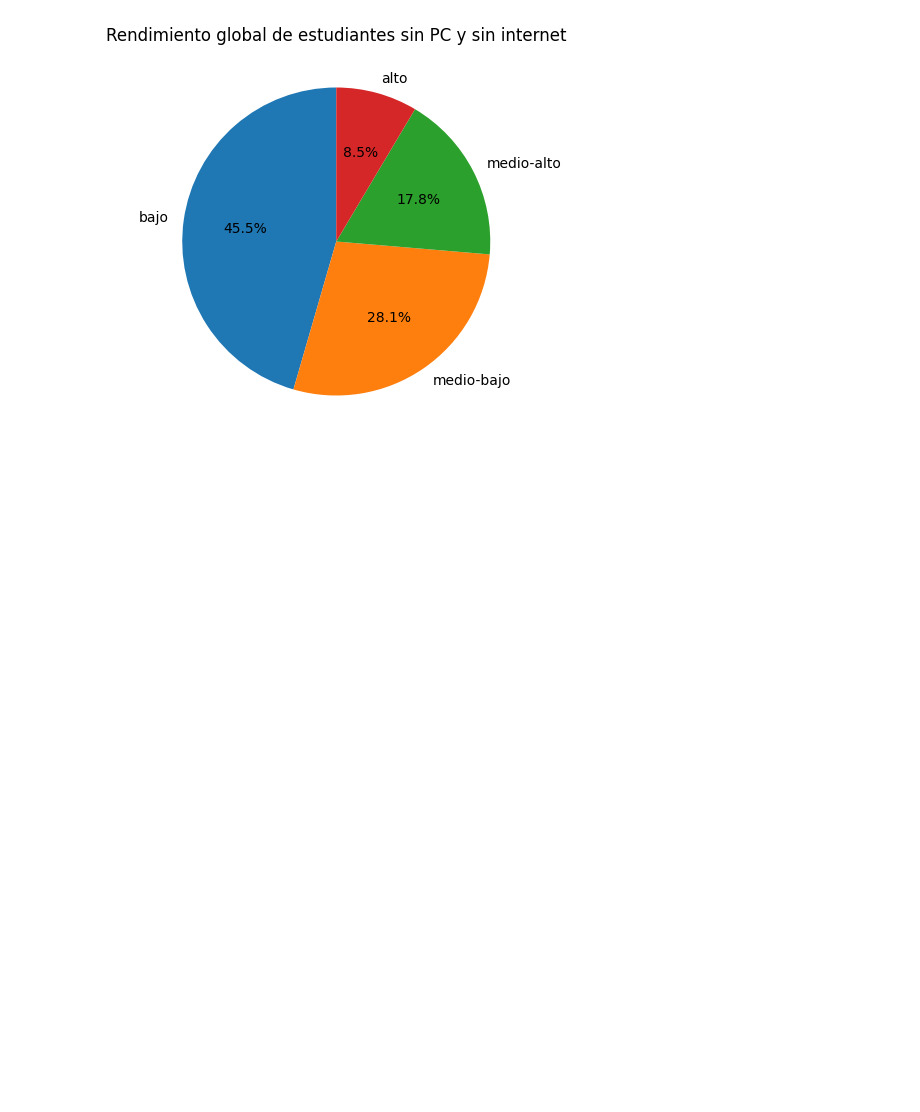
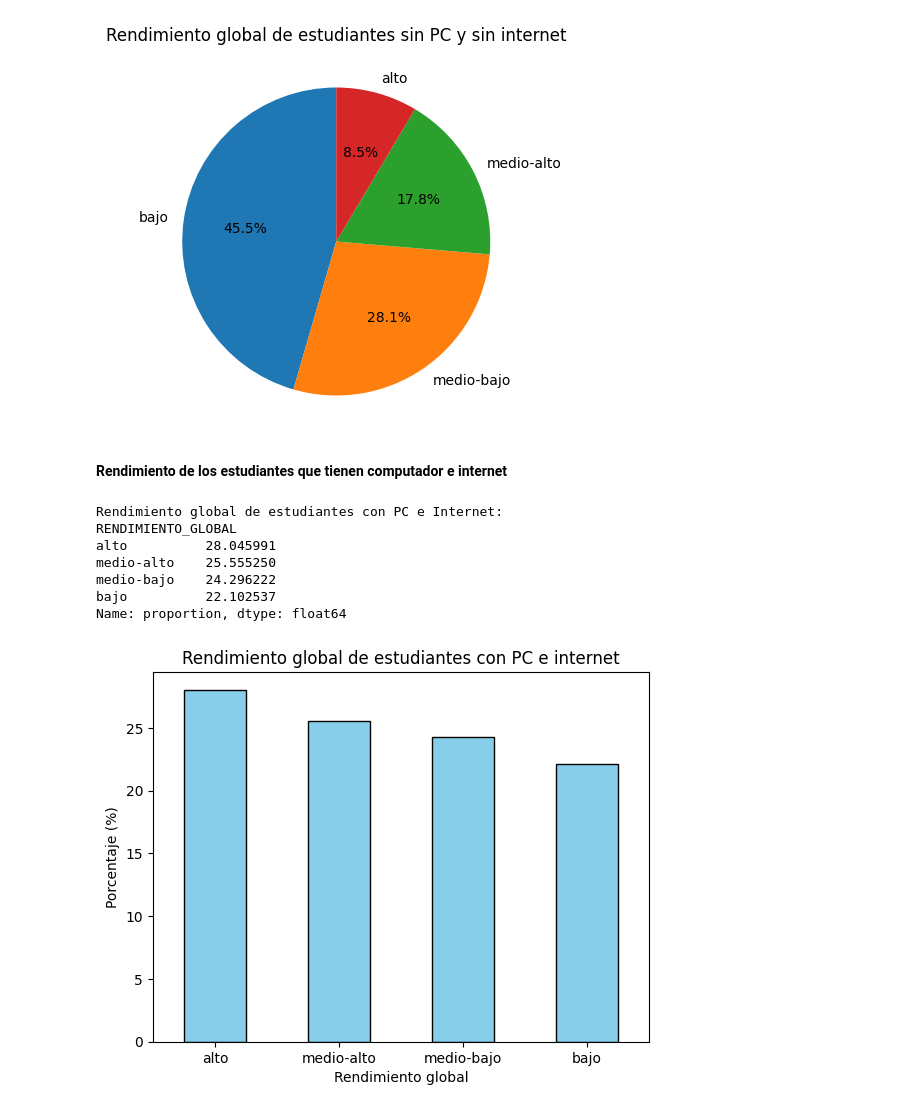
Before and after one commit to CarlosMejia07/Proyecto-Kaggle-UdeA-20252, a Jupyter notebook: 01-exploración.ipynb, the cells around one changed output. Saved outputs shown, nothing was run; the diff lists cells and outputs as text; code cells hidden in the pictures; blank space fills up the shorter version.

```diff
--- a/01-exploración.ipynb
+++ b/01-exploración.ipynb
@@ -167,3 +169,35 @@ medio-alto    17.789714
 alto           8.545881
 Name: proportion, dtype: float64
 [figure]
+# %% [markdown]
+**Rendimiento de los estudiantes que tienen computador e internet**
+# %%
+ConPC_Int = (z1["F_TIENECOMPUTADOR"] == "Si") & (z1["F_TIENEINTERNET"] == "Si")
+z1_filtrado1 = z1[ConPC_Int]
+
+porcentajes1 = z1_filtrado1["RENDIMIENTO_GLOBAL"].value_counts(normalize=True) * 100
+
+print("Rendimiento global de estudiantes con PC e Internet:")
+print(porcentajes1)
+
+#porcentajes1.plot(kind="pie", autopct="%1.1f%%", startangle=90, figsize=(5,5))
+#plt.ylabel("")
+#plt.title("Rendimiento global de estudiantes con PC e internet")
+#plt.show()
+
+porcentajes1.plot(kind="bar", color="skyblue", edgecolor="black")
+
+plt.title("Rendimiento global de estudiantes con PC e internet")
+plt.xlabel("Rendimiento global")
+plt.ylabel("Porcentaje (%)")
+plt.xticks(rotation=0)  # mantener etiquetas horizontales
+plt.show()
+# %% [output]
+Rendimiento global de estudiantes con PC e Internet:
+RENDIMIENTO_GLOBAL
+alto          28.045991
+medio-alto    25.555250
+medio-bajo    24.296222
+bajo          22.102537
+Name: proportion, dtype: float64
+[figure, added]
```
Also changed, not shown: parts of 2 cells of this notebook.
